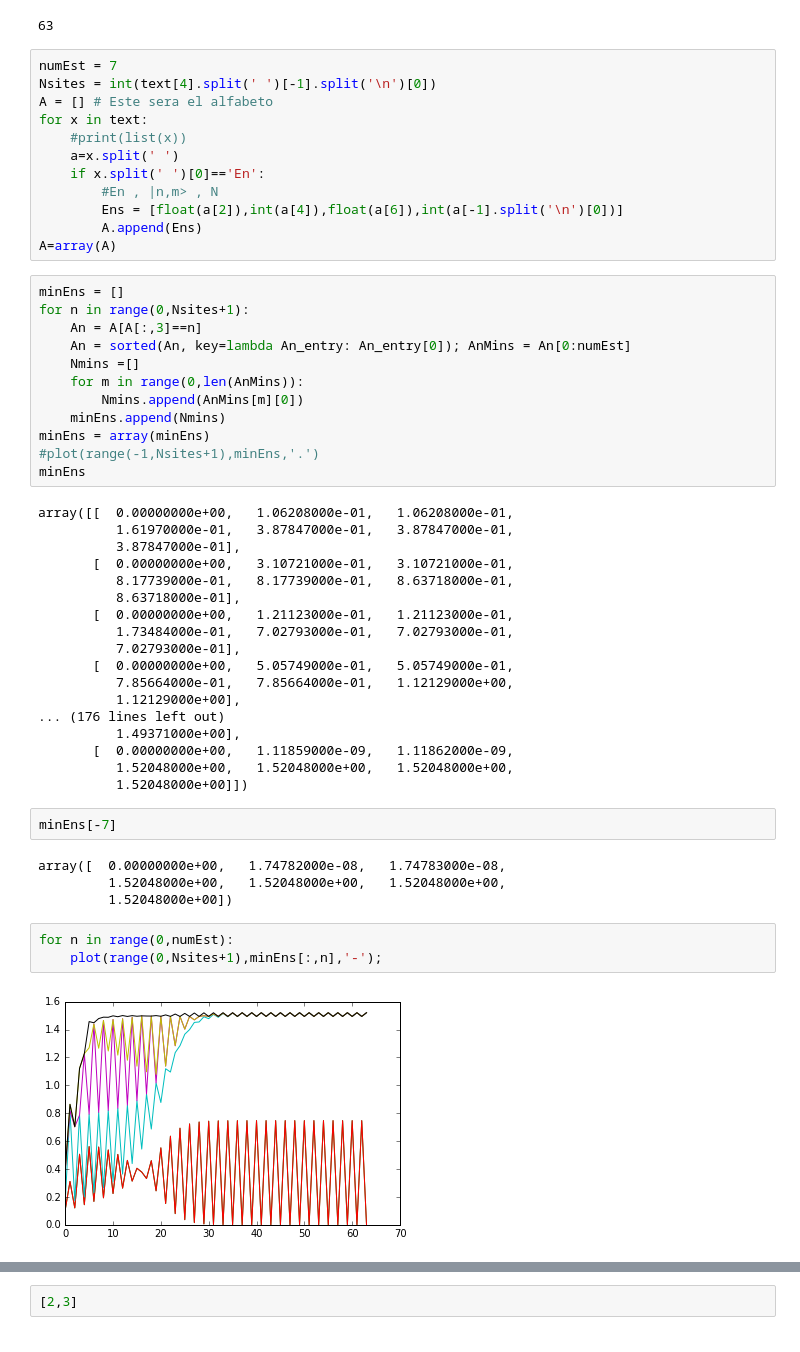
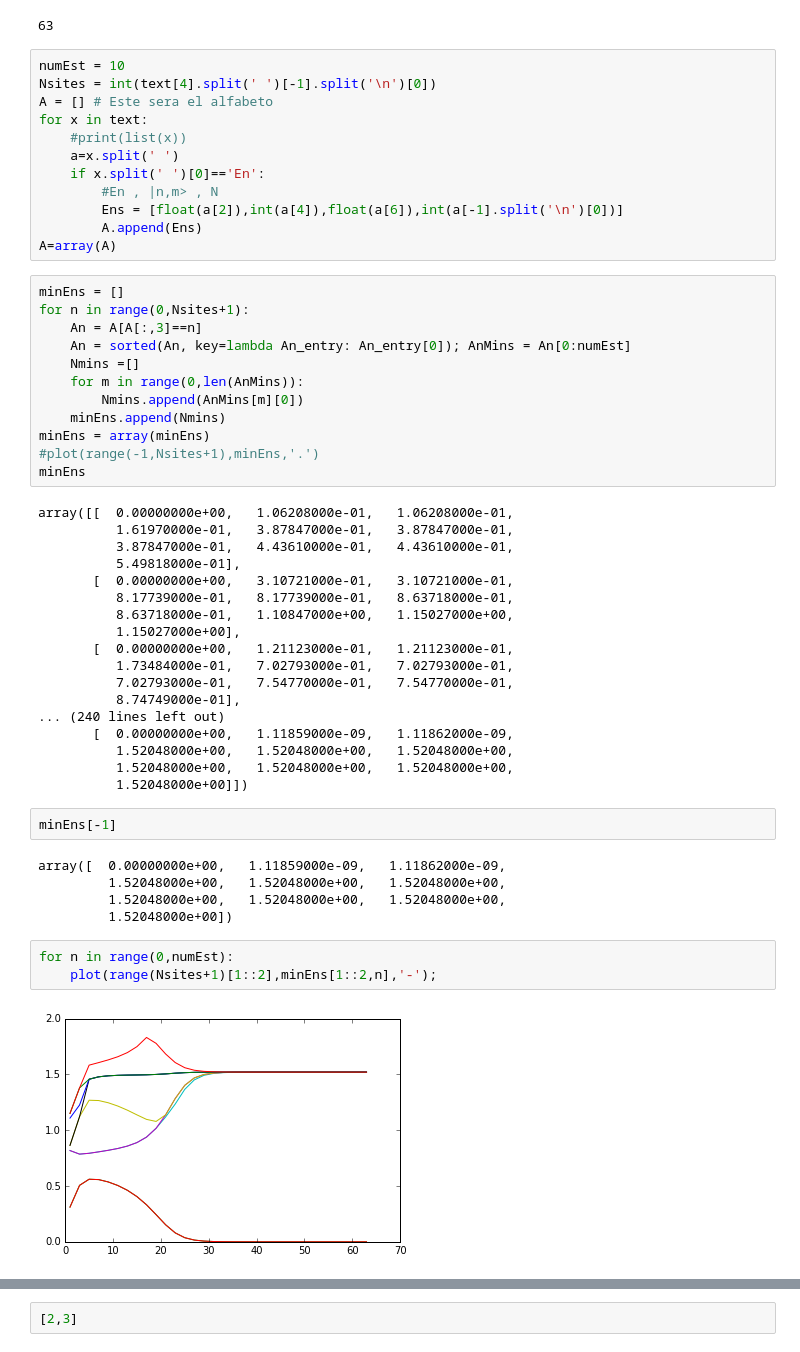
Before and after one commit to cifu9502/nrg, a Jupyter notebook: QD_Energies.ipynb, the cells around one changed output, grey strips where cells are left out. Drawn from its saved outputs; the diff is of its cells as text.

```diff
--- a/QD_Energies.ipynb
+++ b/QD_Energies.ipynb
@@ -24,7 +24,7 @@ Nsites
 # %% [output]
 63
 # %%
-numEst = 7
+numEst = 10
 Nsites = int(text[4].split(' ')[-1].split('\n')[0])
 A = [] # Este sera el alfabeto
 for x in text:
@@ -50,32 +50,33 @@ minEns
 # %% [output]
 array([[  0.00000000e+00,   1.06208000e-01,   1.06208000e-01,
           1.61970000e-01,   3.87847000e-01,   3.87847000e-01,
-          3.87847000e-01],
+          3.87847000e-01,   4.43610000e-01,   4.43610000e-01,
+          5.49818000e-01],
        [  0.00000000e+00,   3.10721000e-01,   3.10721000e-01,
           8.17739000e-01,   8.17739000e-01,   8.63718000e-01,
-          8.63718000e-01],
+          8.63718000e-01,   1.10847000e+00,   1.15027000e+00,
+          1.15027000e+00],
        [  0.00000000e+00,   1.21123000e-01,   1.21123000e-01,
           1.73484000e-01,   7.02793000e-01,   7.02793000e-01,
-          7.02793000e-01],
-       [  0.00000000e+00,   5.05749000e-01,   5.05749000e-01,
-          7.85664000e-01,   7.85664000e-01,   1.12129000e+00,
-          1.12129000e+00],
-... (176 lines left out)
-          1.49371000e+00],
+          7.02793000e-01,   7.54770000e-01,   7.54770000e-01,
+          8.74749000e-01],
+... (240 lines left out)
        [  0.00000000e+00,   1.11859000e-09,   1.11862000e-09,
           1.52048000e+00,   1.52048000e+00,   1.52048000e+00,
+          1.52048000e+00,   1.52048000e+00,   1.52048000e+00,
           1.52048000e+00]])
 # %%
-minEns[-7]
+minEns[-1]
 # %% [output]
-array([  0.00000000e+00,   1.74782000e-08,   1.74783000e-08,
+array([  0.00000000e+00,   1.11859000e-09,   1.11862000e-09,
+         1.52048000e+00,   1.52048000e+00,   1.52048000e+00,
          1.52048000e+00,   1.52048000e+00,   1.52048000e+00,
          1.52048000e+00])
 # %%
 for n in range(0,numEst):
-    plot(range(0,Nsites+1),minEns[:,n],'-');
+    plot(range(Nsites+1)[1::2],minEns[1::2,n],'-');
 # %% [output]
-[figure, old version]
+[figure, new version]
 # %%
 An = A[A[:,3]==0]
 An = sorted(An, key=lambda An_entry: An_entry[0])
```
Also changed, not shown: parts of 3 cells of this notebook, 2 other files.
